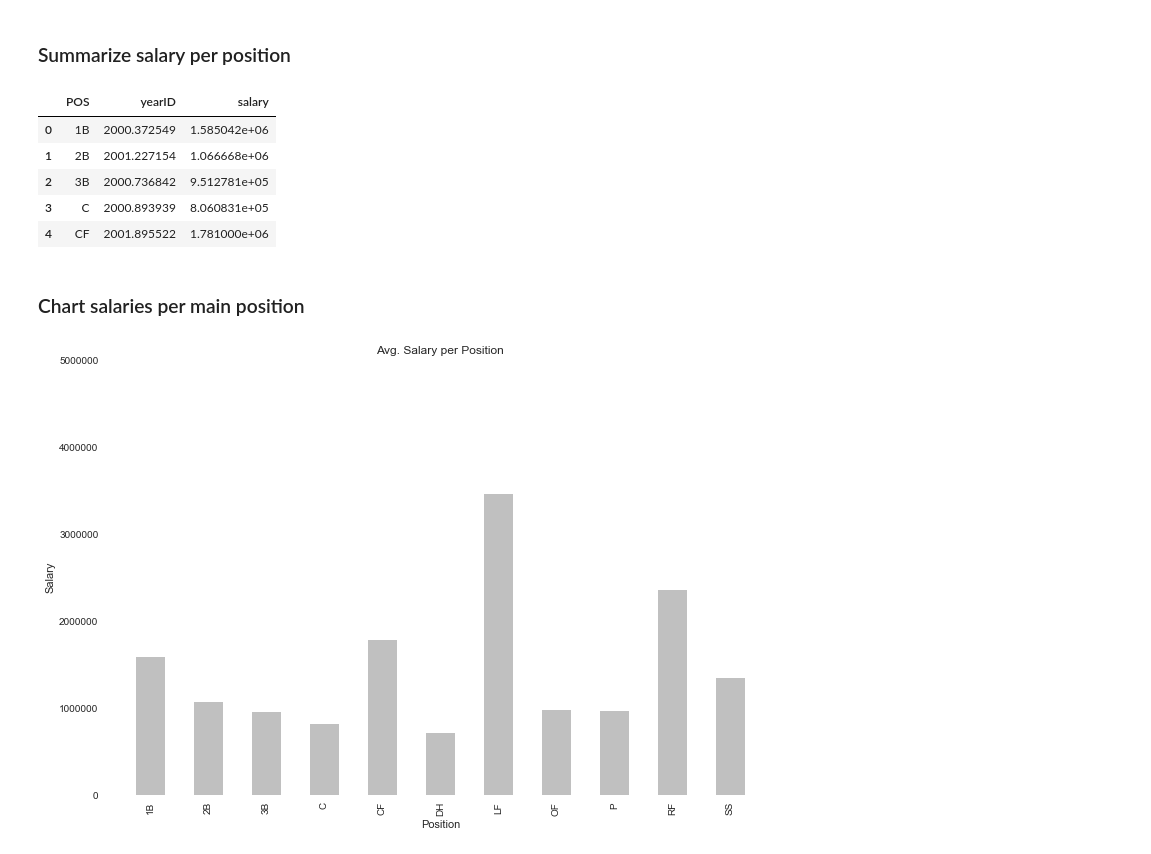
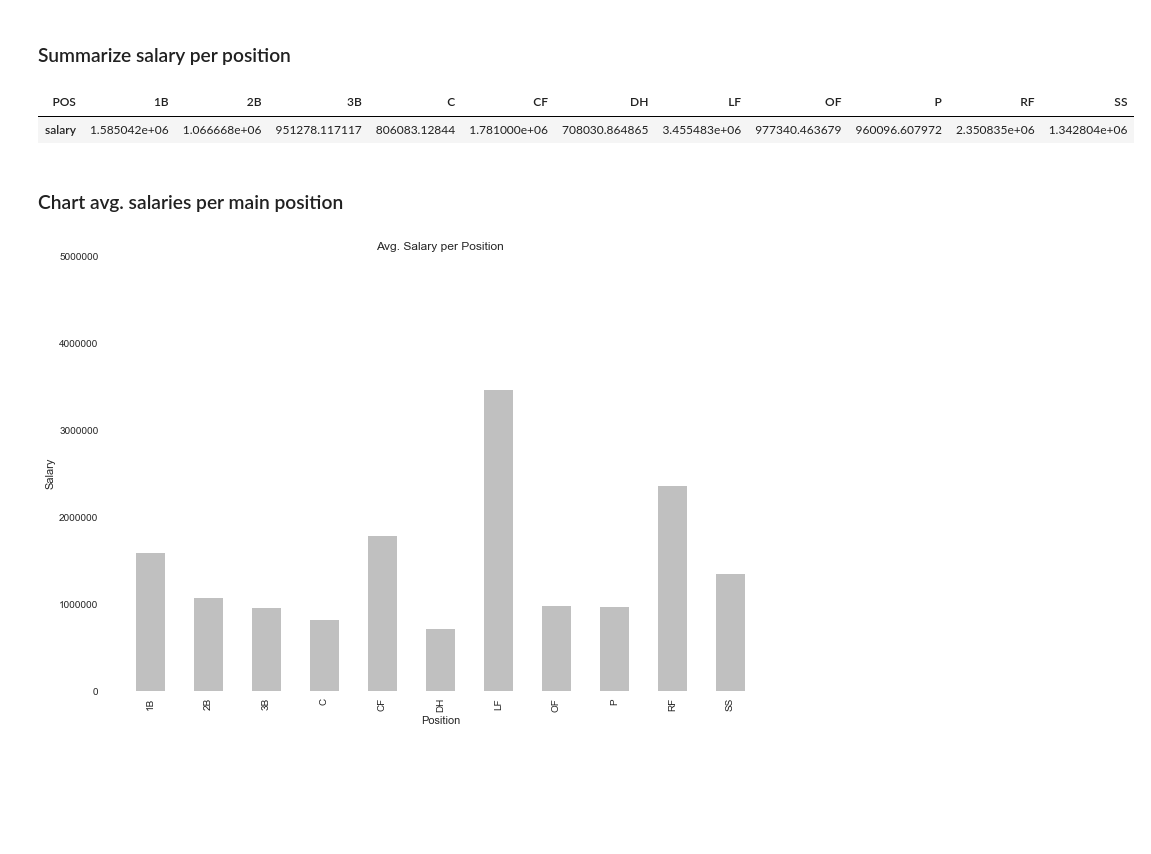
Before and after one commit to JonathanAsamoah/Portfolio-DataScience, a Jupyter notebook: Analyzing Baseball Player/main.ipynb, the cells around one changed output. Cells and saved outputs as stored; diff of their text form; code cells hidden in the pictures; blank space fills up the shorter version.

```diff
--- a/Analyzing Baseball Player/main.ipynb
+++ b/Analyzing Baseball Player/main.ipynb
@@ -26,10 +32,7 @@ import seaborn
 # Set Global Variables
 # %%
 URL = 'http://seanlahman.com/files/database/baseballdatabank-master_2016-03-02.zip'
-PATH = 'data/core/'
-dataset_name = 'baseballdatabank-master_2016-03-02.csv'
-path_dataset = 'data/' + dataset_name
-path_dataset = 'data/baseballdatabank-master/core/Salaries.csv'
+PATH_DATASET = 'data/'
 # %% [markdown]
 # Project Preparation
 # %% [markdown]
@@ -139,7 +162,7 @@ def print_heads_of_dict_of_dfs(data):
         print('----------------------------------------')
 # %%
 # Load the data as df in the var data
-data = load_csv_from_folder(PATH)
+data = load_csv_from_folder(PATH_DATASET)
 # Inspect the first 5 rows of the dataset
 print_heads_of_dict_of_dfs(data)
 # %% [output]
@@ -319,17 +419,18 @@ display(df_merged.head())
 # %%
 ### Summarize the salary py position
 df_salary_per_position = df_merged.groupby(['POS'],as_index=False).mean()
+### Remove any unnessary columns
+df_salary_per_position.drop(['yearID'], inplace=True, axis=1)
+### Reset index to positon
+df_salary_per_position.set_index(['POS'], inplace=True)
 
-display(df_salary_per_position.head())
+### Inspect the dataset
+display(df_salary_per_position.transpose())
 # %% [output]
-|  | POS | yearID | salary |
-| 0 | 1B | 2000.372549 | 1.585042e+06 |
-| 1 | 2B | 2001.227154 | 1.066668e+06 |
-| 2 | 3B | 2000.736842 | 9.512781e+05 |
-| 3 | C | 2000.893939 | 8.060831e+05 |
-| 4 | CF | 2001.895522 | 1.781000e+06 |
+| POS | 1B | 2B | 3B | C | CF | DH | LF | OF | P | RF | SS |
+| salary | 1.585042e+06 | 1.066668e+06 | 951278.117117 | 806083.12844 | 1.781000e+06 | 708030.864865 | 3.455483e+06 | 977340.463679 | 960096.607972 | 2.350835e+06 | 1.342804e+06 |
 # %% [markdown]
-### Chart salaries per main position
+### Chart avg. salaries per main position
 # %%
 bar_heights = df_salary_per_position['salary'].values
 bar_positions = np.arange(df_salary_per_position.shape[0]) + 0.75
```
Also changed, not shown: parts of 29 cells of this notebook, 1 other file.
